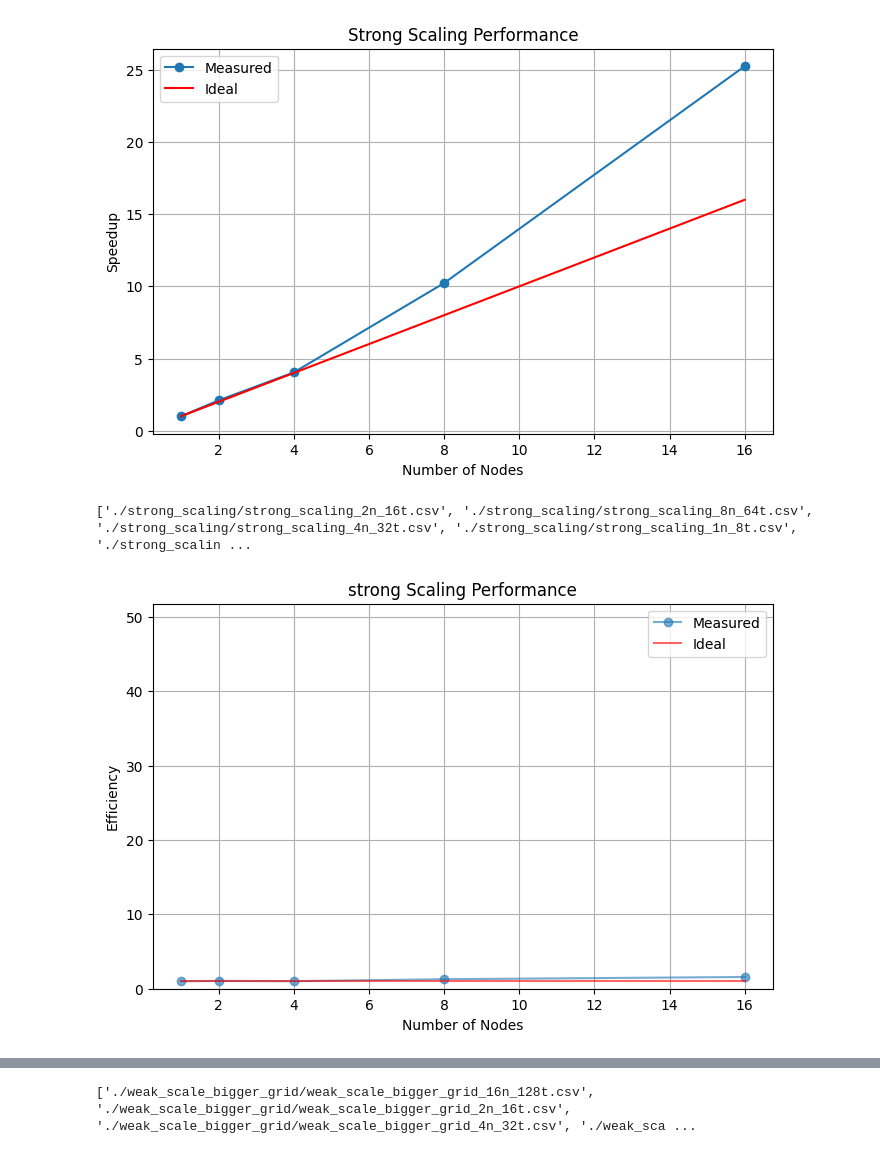
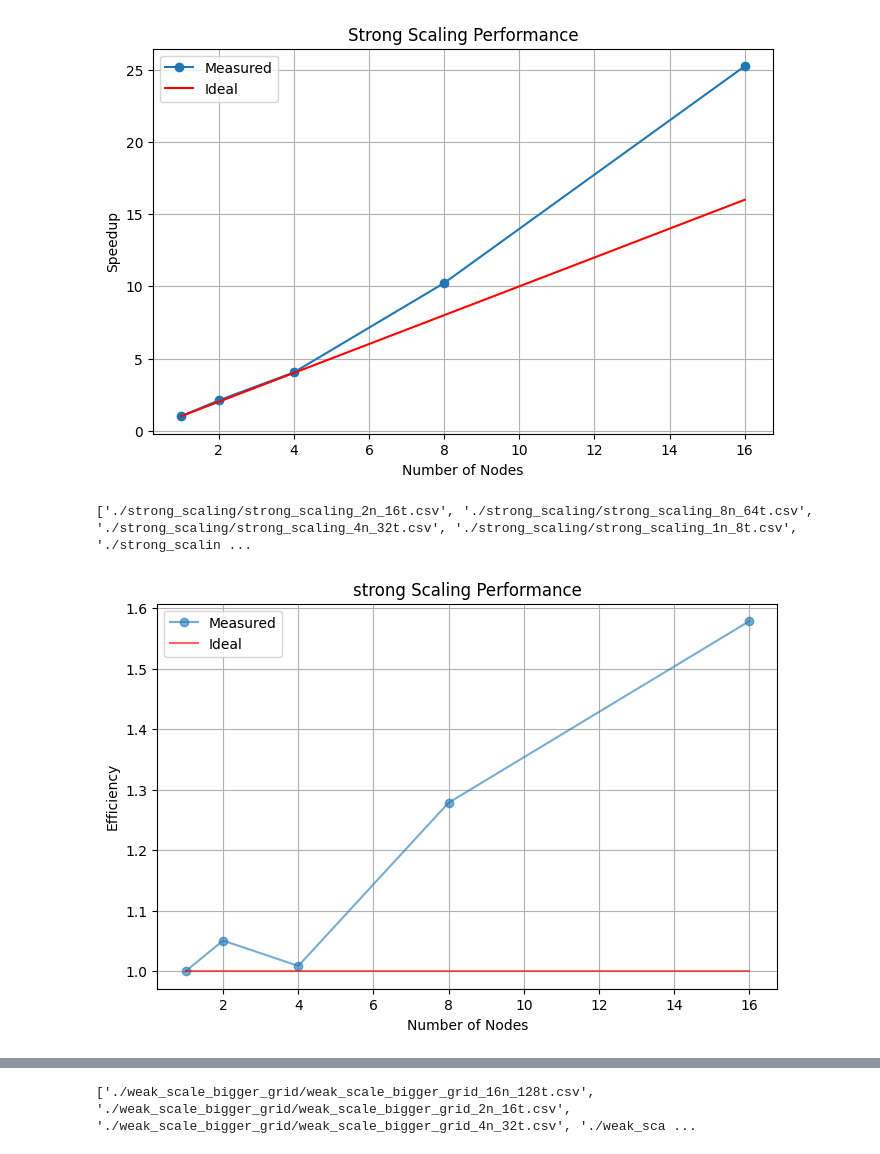
Before and after one commit to alexsockz/EsameHPC, a Jupyter notebook: output/border-checkifarrived-inner-16k2/final_plots border-inner-check-mpi-thread-funneled copy.ipynb, the cells around one changed output, grey strips where cells are left out. Cells and saved outputs as stored; diff of their text form; code cells hidden in the pictures.

```diff
--- a/output/border-checkifarrived-inner-16k2/final_plots border-inner-check-mpi-thread-funneled copy.ipynb
+++ b/output/border-checkifarrived-inner-16k2/final_plots border-inner-check-mpi-thread-funneled copy.ipynb
@@ -280,35 +280,35 @@ for f in filessss:
         df = pd.read_csv(f)
         df.columns = df.columns.str.strip()
 
         total_time = df["Mean_total_time"].iloc[0]
         computation_time  = df["Mean_Computation_time"].iloc[0]
         border_time = df["Mean_Border_time"].iloc[0]
         communication_time  = df["Mean_Communication_time"].iloc[0]
         injection_time = df.get("Mean_Injection_time", pd.Series([0])).iloc[0]
 
         dataaaa.append((tasks, nodes, total_time, communication_time, computation_time, border_time, injection_time))
 
 resultsss = pd.DataFrame(dataaaa, columns=["Tasks", "Nodes", "Mean_total_time", "Mean_Communication_time", "Mean_Computation_time", "Mean_Border_time", "Mean_Injection_time"])
 resultsss.sort_values("Tasks", inplace=True)
 # Plot
 # this command is useful to scale the plots in the slides
 plt.figure(figsize=(8,5))
-plt.ylim(0, max(resultsss["Mean_total_time"].iloc[0]/resultsss["Mean_total_time"])*2.05)
+#plt.ylim(0, max(resultsss["Mean_total_time"].iloc[0]/resultsss["Mean_total_time"])*2.05)
 plt.plot(resultsss["Nodes"], (resultsss["Mean_total_time"].iloc[0]/resultsss["Mean_total_time"])/resultsss["Nodes"], marker="o", label = "Measured", alpha=0.6)
 plt.plot(resultsss["Nodes"],resultsss["Nodes"]/resultsss["Nodes"], color = 'red', label='Ideal', alpha=0.6)
 
 #plt.ylim(0.5, 1.2)  # Tighter range to show efficiency closer to ideal
 #plt.plot(resultsss["Nodes"], resultsss["Mean_total_time"].iloc[0]/resultsss["Mean_total_time"], marker="o", label = "Measured")
 #plt.plot(resultsss["Nodes"],resultsss["Nodes"]/resultsss["Nodes"], color = 'red', label='Ideal')
 plt.xlabel("Number of Nodes")
 plt.ylabel("Efficiency")
 plt.title("strong Scaling Performance")
 plt.legend()
 plt.grid(True)
 plt.show()
 # %% [output]
 ['./strong_scaling/strong_scaling_2n_16t.csv', './strong_scaling/strong_scaling_8n_64t.csv', './strong_scaling/strong_scaling_4n_32t.csv', './strong_scaling/strong_scaling_1n_8t.csv', './strong_scalin ...
-[figure, old version]
+[figure, new version]
 # %%
 # filessss = glob.glob(r"./weak_scale/weak_scale_*n_*t.csv")
 # print(filessss)
```
Also changed, not shown: parts of 1 cell of this notebook, 44 other files.
